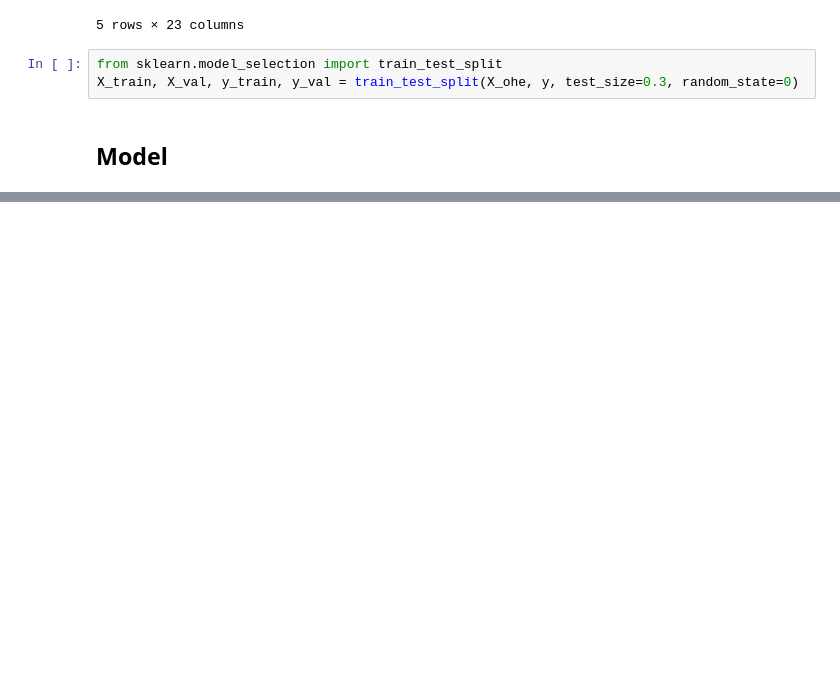
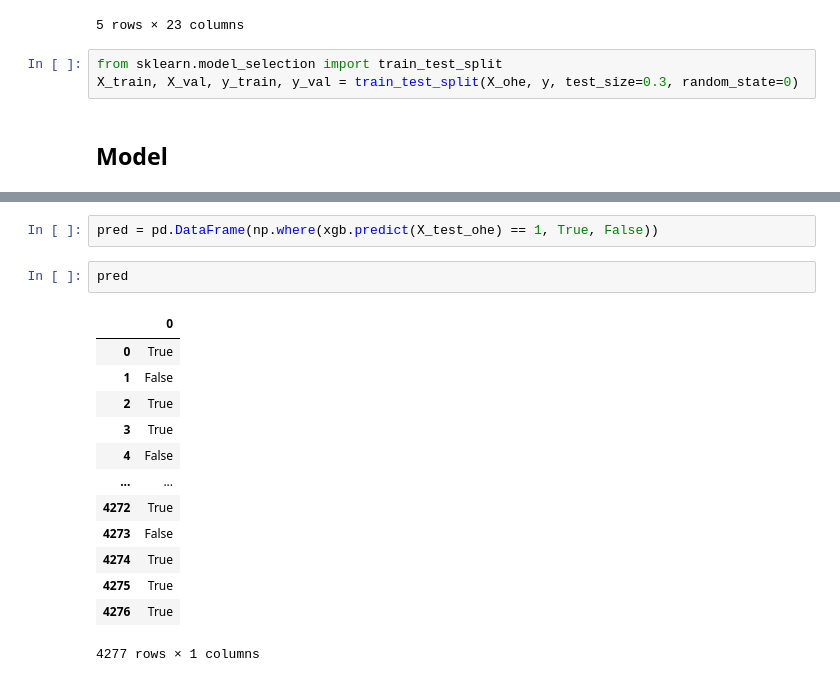
Before and after one commit to HuwBarber/kaggle, a Jupyter notebook: titanic_space/spaceship_titanic.ipynb, the cells around one changed output, grey strips where cells are left out. Cells and saved outputs as stored; diff of their text form; blank space fills up the shorter version.

```diff
--- a/titanic_space/spaceship_titanic.ipynb
+++ b/titanic_space/spaceship_titanic.ipynb
@@ -163,0 +269,18 @@ XGBClassifier(base_score=0.5, booster='gbtree', colsample_bylevel=1,
+# %%
+pred = pd.DataFrame(np.where(xgb.predict(X_test_ohe) == 1, True, False))
+# %%
+pred
+# %% [output]
+|  | 0 |
+| 0 | True |
+| 1 | False |
+| 2 | True |
+| 3 | True |
+| 4 | False |
+| ... | ... |
+| 4272 | True |
+| 4273 | False |
+| 4274 | True |
+| 4275 | True |
+| 4276 | True |
+4277 rows × 1 columns
```
Also changed, not shown: parts of 20 cells of this notebook, 2 other files.
